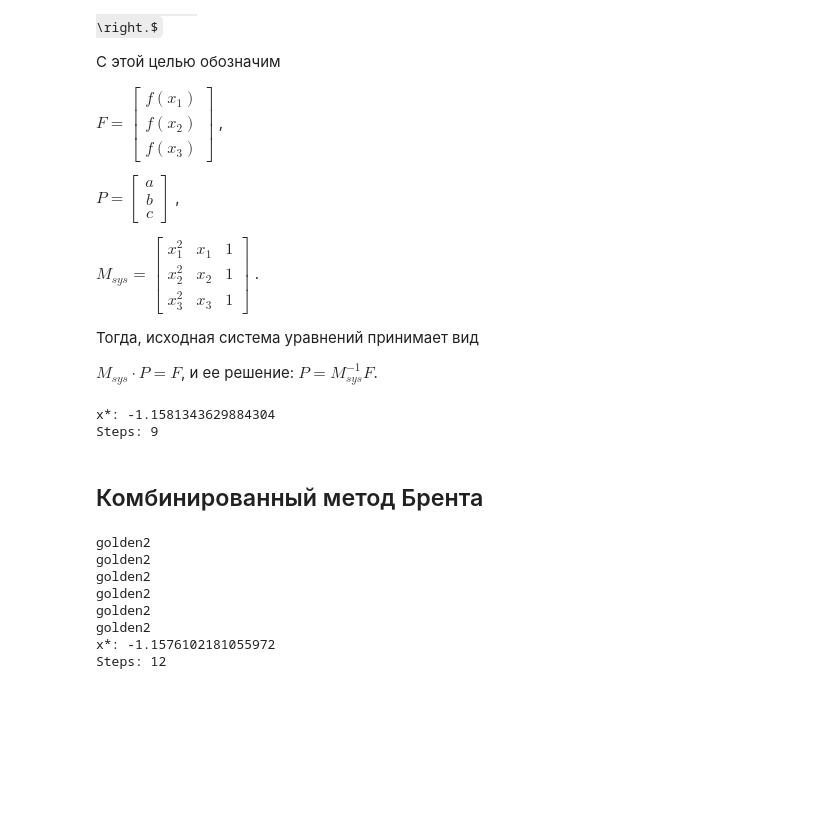
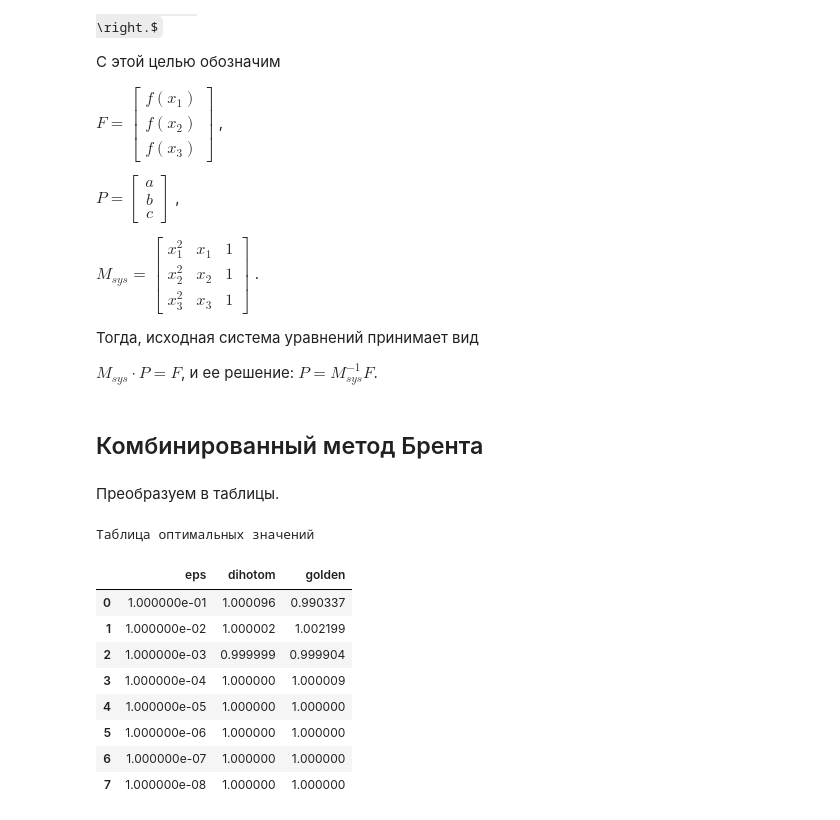
Before and after one commit to romangorbunov91/linear-search, a Jupyter notebook: notebook.ipynb, the cells around one changed output. Saved outputs shown, nothing was run; the diff lists cells and outputs as text; code cells hidden in the pictures; some formulas as TeX source; blank space fills up the shorter version.

Commit message:
release v0.8
Выводятся таблицы.
Строятся графики.
Плохо работают метод парабол и метод Фибоначи.

```diff
--- a/notebook.ipynb
+++ b/notebook.ipynb
@@ -231,7 +227,7 @@ ${M_{sys} \cdot P = F}$,
 и ее решение:
 ${P = M_{sys}^{-1} F}$.
 # %%
-def parabol_optim(f, x_min, x_max, max_iter, eps):
+def parabol(f, x_min, x_max, max_iter, eps):
 
     x_low = []
     x_high = []
@@ -281,13 +277,10 @@ def parabol_optim(f, x_min, x_max, max_iter, eps):
         if (x_sorted[2]-x_sorted[0]) < eps:
             return (x_sorted[1])[0,0], idx+1, counter, x_low, x_high
     print('Solution has not been found (')
-# %% [output]
-x*: -1.1581343629884304
-Steps: 9
 # %% [markdown]
 ## Комбинированный метод Брента
 # %%
-def brent_optim(f, x_min, x_max, max_iter, eps):
+def brent(f, x_min, x_max, max_iter, eps):
     # Constant.
     phi = (1 + np.sqrt(5)) / 2
     # Flag means the previous step was computed by the Golden Section.
@@ -441,34 +434,30 @@ def brent_optim(f, x_min, x_max, max_iter, eps):
         if (x_sorted[2]-x_sorted[0]) < eps:
             return (x_sorted[1])[0,0], idx+1, counter, x_low, x_high
     print('Solution has not been found (')
-# %% [output]
-golden2
-golden2
-golden2
-golden2
-golden2
-golden2
-x*: -1.1576102181055972
-Steps: 12
 # %%
-optim_methods = [dihotom_optim, golden_optim, fibonacci_optim, parabol_optim]
+optim_methods = [dihotom, golden, parabol]#, fibonacci]
 N_eps = 8
 eps_var = np.logspace(-1,-8, N_eps)
 
 interval_L = np.empty((len(eps_var),len(optim_methods)), dtype='object')
 interval_H = np.empty((len(eps_var),len(optim_methods)), dtype='object')
 
+x_optim_arr = np.empty((len(optim_methods),), dtype='object')
+iter_counter_arr = np.empty((len(optim_methods),), dtype='object')
+func_counter_arr = np.empty((len(optim_methods),), dtype='object')
 
 for mdx, opt_method in enumerate(optim_methods):
-    x_optim_graph = []
-    iter_counter_graph = []
-    func_counter_graph = []
+    x_optim_list = []
+    iter_counter_list = []
+    func_counter_list = []
     for idx, eps in enumerate(eps_var):
         x_optim, iter_counter, func_counter, interval_L[idx, mdx], interval_H[idx, mdx] = \
             opt_method(f=f_nonsym, x_min=x_min, x_max=x_max, max_iter=max_iter, eps=eps)
-        x_optim_graph.append(x_optim)
-        iter_counter_graph.append(iter_counter)
-        func_counter_graph.append(func_counter)
-    [mdx] = x_optim_graph
-    [mdx] = iter_counter_graph
-    [mdx] = func_counter_graph
+        x_optim_list.append(x_optim)
+        iter_counter_list.append(iter_counter)
+        func_counter_list.append(func_counter)
+    x_optim_arr[mdx] = x_optim_list
+    iter_counter_arr[mdx] = iter_counter_list
+    func_counter_arr[mdx] = func_counter_list
+# %% [markdown]
+Преобразуем в таблицы.
@@ -474,0 +483,14 @@ for mdx, opt_method in enumerate(optim_methods):
+# %%
+print('Таблица оптимальных значений')
+display(x_optim_df)
+# %% [output]
+Таблица оптимальных значений
+|  | eps | dihotom | golden |
+| 0 | 1.000000e-01 | 1.000096 | 0.990337 |
+| 1 | 1.000000e-02 | 1.000002 | 1.002199 |
+| 2 | 1.000000e-03 | 0.999999 | 0.999904 |
+| 3 | 1.000000e-04 | 1.000000 | 1.000009 |
+| 4 | 1.000000e-05 | 1.000000 | 1.000000 |
+| 5 | 1.000000e-06 | 1.000000 | 1.000000 |
+| 6 | 1.000000e-07 | 1.000000 | 1.000000 |
+| 7 | 1.000000e-08 | 1.000000 | 1.000000 |
```
Also changed, not shown: parts of 10 cells of this notebook.
